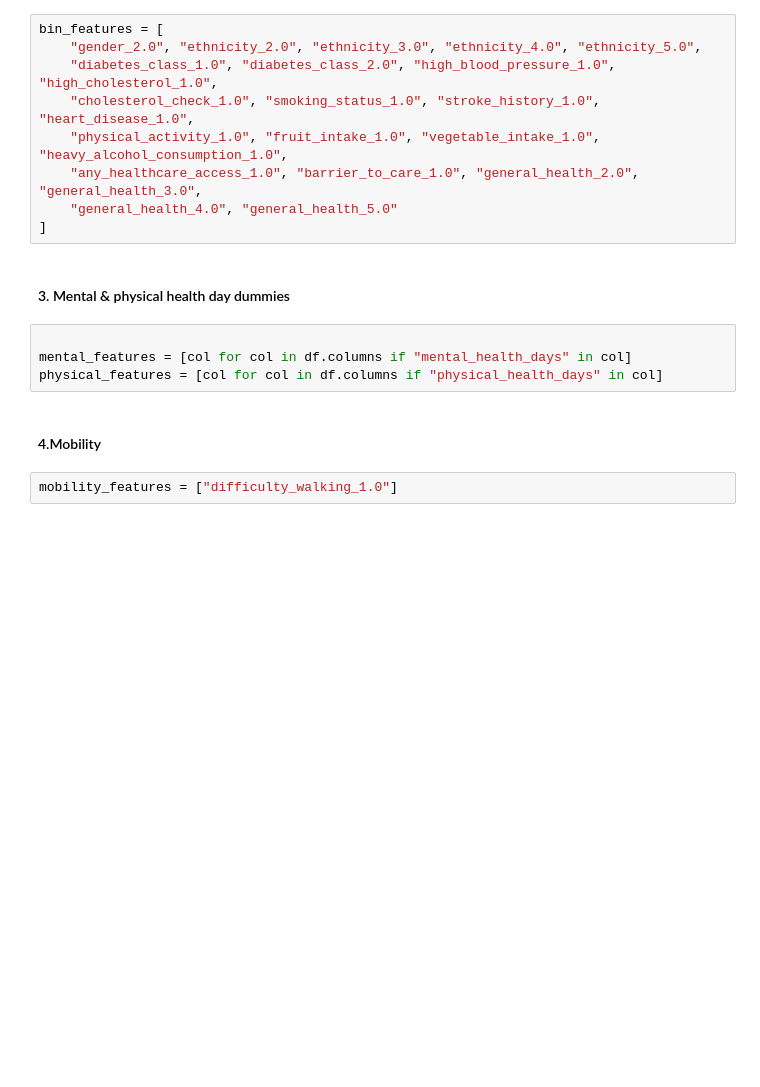
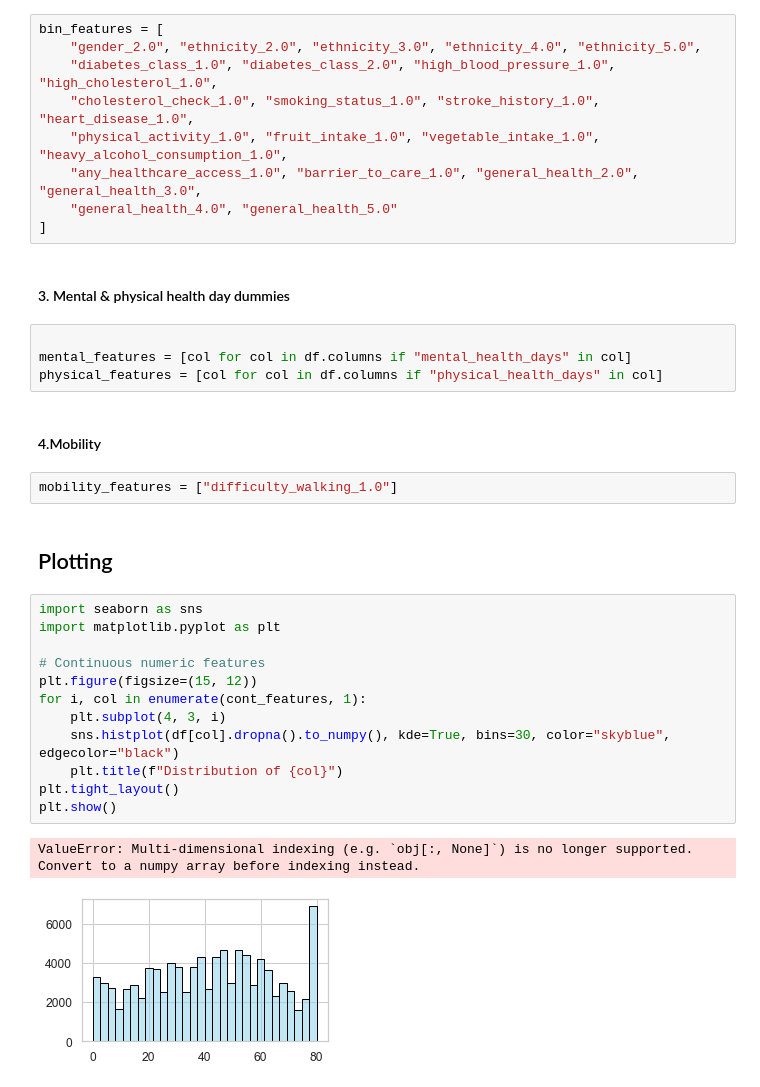
Before and after one commit to OndiekiFrank/type2-diabetes-early-detection-ai-agent, a Jupyter notebook: Notebooks/type2_diabetes_ai_agent.ipynb, the cells around one changed output. Saved outputs shown, nothing was run; the diff lists cells and outputs as text; blank space fills up the shorter version.

Commit message:
Plot continous variables for distribution analysis.

```diff
--- a/Notebooks/type2_diabetes_ai_agent.ipynb
+++ b/Notebooks/type2_diabetes_ai_agent.ipynb
@@ -970,3 +970,20 @@ physical_features = [col for col in df.columns if "physical_health_days" in col]
 #### 4.Mobility
 # %%
 mobility_features = ["difficulty_walking_1.0"]
+# %% [markdown]
+## Plotting
+# %%
+import seaborn as sns
+import matplotlib.pyplot as plt
+
+# Continuous numeric features
+plt.figure(figsize=(15, 12))
+for i, col in enumerate(cont_features, 1):
+    plt.subplot(4, 3, i)
+    sns.histplot(df[col].dropna().to_numpy(), kde=True, bins=30, color="skyblue", edgecolor="black")
+    plt.title(f"Distribution of {col}")
+plt.tight_layout()
+plt.show()
+# %% [output]
+ValueError: Multi-dimensional indexing (e.g. `obj[:, None]`) is no longer supported. Convert to a numpy array before indexing instead.
+[figure, added]
```
